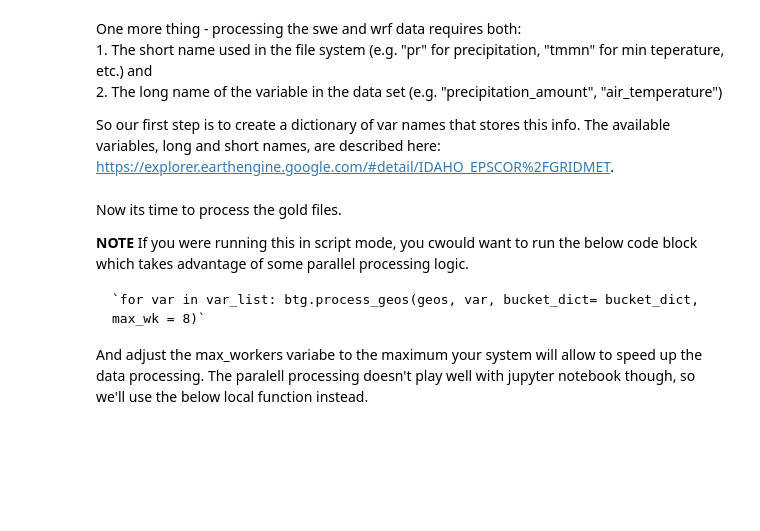
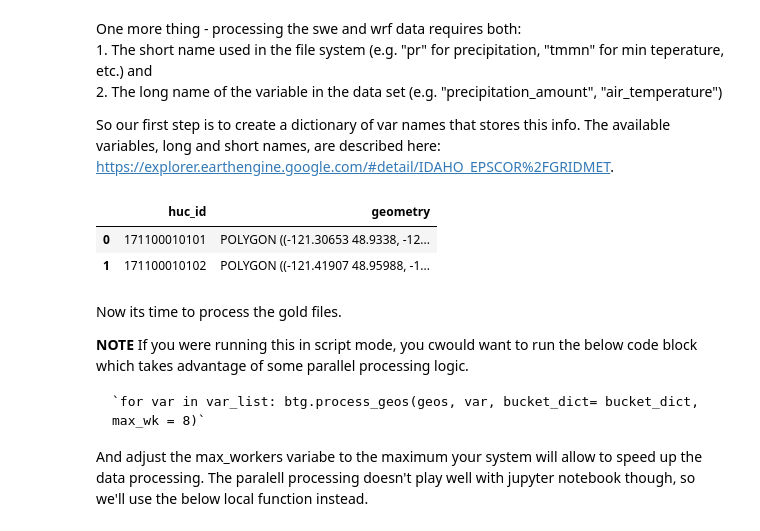
Before and after one commit to DSHydro/SnowML, a Jupyter notebook: notebooks/DataPipe.ipynb, the cells around one changed output. Cells and saved outputs as stored; diff of their text form; code cells hidden in the pictures; blank space fills up the shorter version.

```diff
--- a/notebooks/DataPipe.ipynb
+++ b/notebooks/DataPipe.ipynb
@@ -289,0 +285,5 @@ Note that some of the HUC12 regions are in Canada, for which there is no SWE dat
+# %%
+# create a small set of hucs for purposes of this example
+geos = gg.get_geos(1711000101, '12').iloc[0:2, :]
+huc_ls = list(geos["huc_id"])
+huc_ls
@@ -313,8 +345,11 @@ var_names = ["precipitation_amount", "air_temperature", "air_temperature", \
                   "relative_humidity", "relative_humidity", "SWE"]
 var_dict = dict(zip(var_list, var_names))
 # %%
-# create a small set of geos for purposes of example
-geos = gg.get_geos(1711000505, '12').iloc[0:2, :]
+geos
+# %% [output]
+|  | huc_id | geometry |
+| 0 | 171100010101 | POLYGON ((-121.30653 48.9338, -12... |
+| 1 | 171100010102 | POLYGON ((-121.41907 48.95988, -1... |
 # %% [markdown]
 Now its time to process the gold files.
 
```
Also changed, not shown: parts of 30 cells of this notebook.
